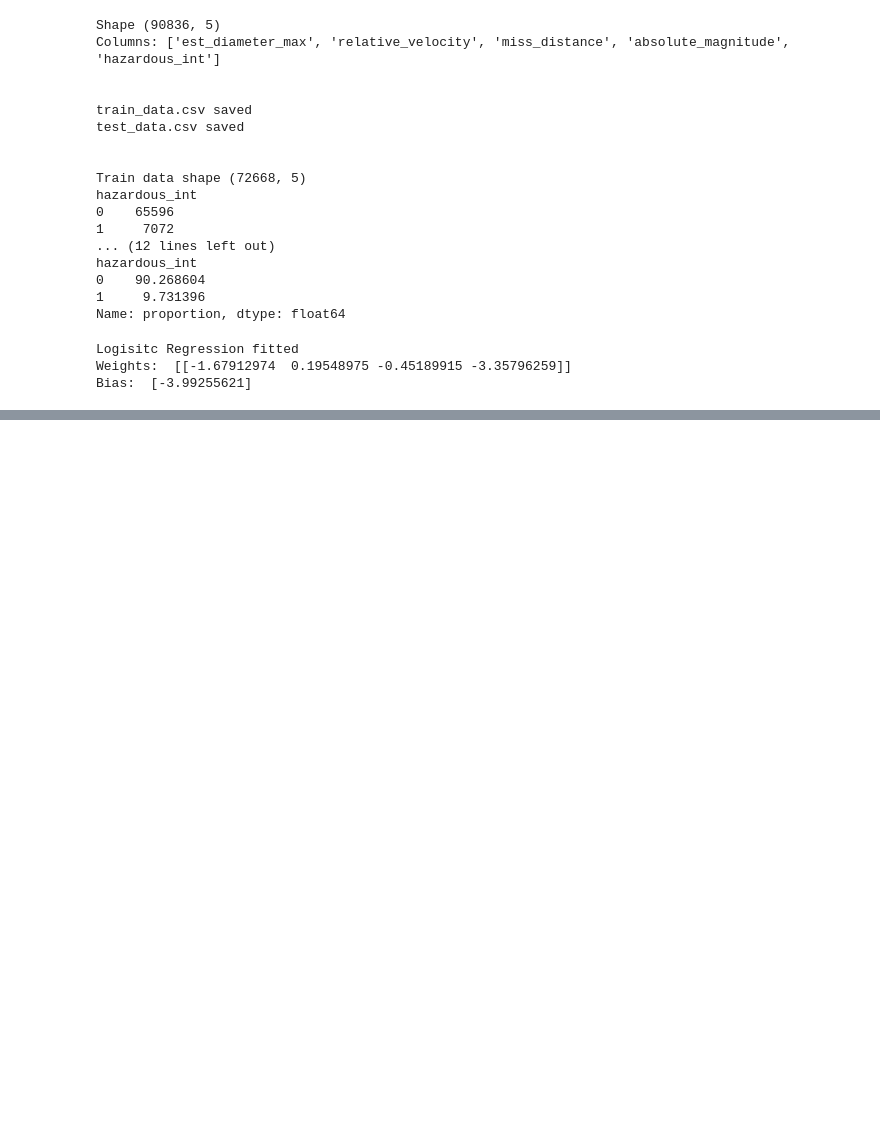
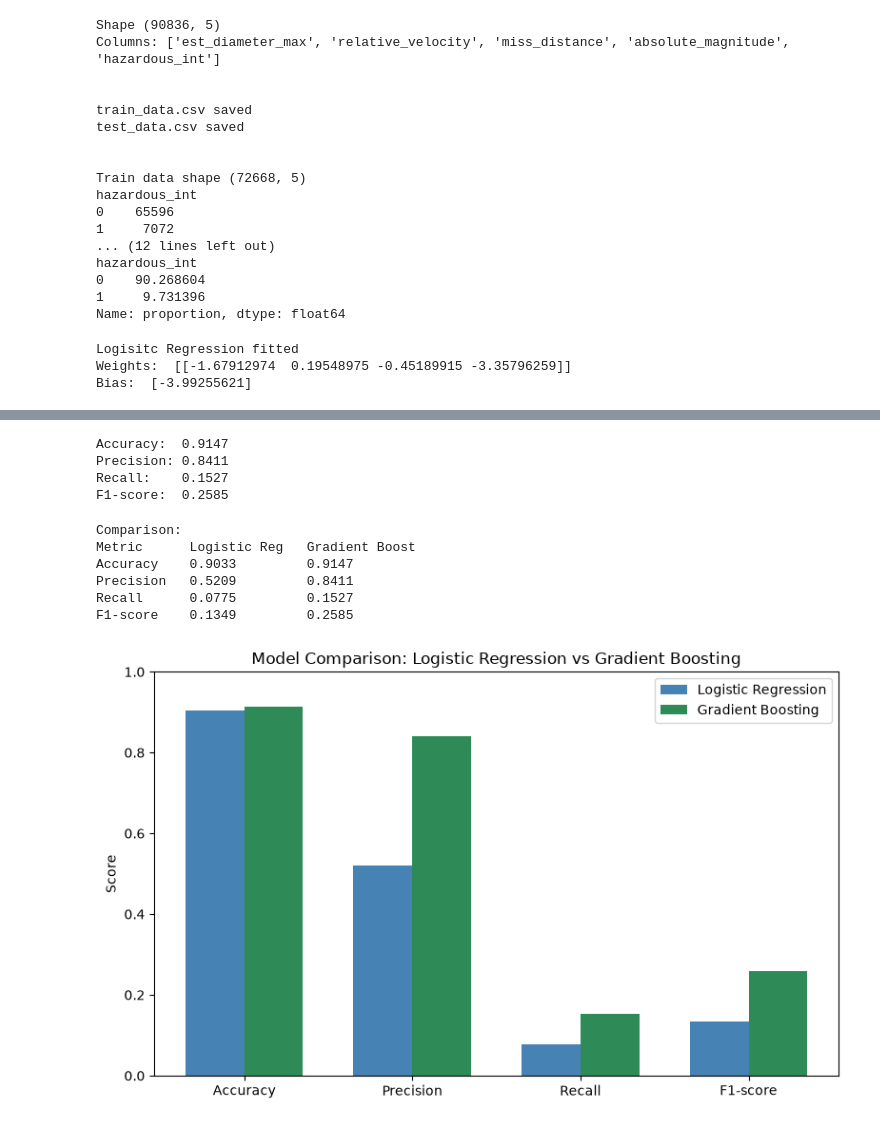
Before and after one commit to Funckin/ML_Project, a Jupyter notebook: notebooks/data_check.ipynb, the cells around one changed output, grey strips where cells are left out. Saved outputs shown, nothing was run; the diff lists cells and outputs as text; code cells hidden in the pictures; blank space fills up the shorter version.

```diff
--- a/notebooks/data_check.ipynb
+++ b/notebooks/data_check.ipynb
@@ -248,0 +308,77 @@ Confusion matrix:
+# %%
+""" Confusion matrix analysis (Gradient Boosting) """
+
+TN_GB = cm_GB[0][0]
+FP_GB = cm_GB[0][1]
+FN_GB = cm_GB[1][0]
+TP_GB = cm_GB[1][1]
+
+accuracy_GB = (TP_GB + TN_GB) / (TP_GB + TN_GB + FP_GB + FN_GB)
+
+if (TP_GB + FN_GB) > 0:
+    precision_GB = TP_GB / (TP_GB + FP_GB)
+else:
+    precision_GB = 0
+
+if (TP_GB + FN_GB) > 0:
+    recall_GB = TP_GB / (TP_GB + FN_GB)
+else:
+    recall_GB = 0
+
+if (precision_GB + recall_GB) > 0:
+    f1_GB = 2 * (precision_GB * recall_GB) / (precision_GB + recall_GB)
+else:
+    f1_GB = 0
+
+print(f"\nAccuracy:  {accuracy_GB:.4f}")
+print(f"Precision: {precision_GB:.4f}")
+print(f"Recall:    {recall_GB:.4f}")
+print(f"F1-score:  {f1_GB:.4f}")
+# %% [output]
+Accuracy:  0.9147
+Precision: 0.8411
+Recall:    0.1527
+F1-score:  0.2585
+# %%
+""" Logisitc Regression vs Gradient Boosting (Confusion matrix) """
+
+print("\nComparison:")
+print(f"{'Metric':<12}{'Logistic Reg':<15}{'Gradient Boost'}")
+print(f"{'Accuracy':<12}{accuracy:<15.4f}{accuracy_GB:.4f}")
+print(f"{'Precision':<12}{precision:<15.4f}{precision_GB:.4f}")
+print(f"{'Recall':<12}{recall:<15.4f}{recall_GB:.4f}")
+print(f"{'F1-score':<12}{f1:<15.4f}{f1_GB:.4f}")
+# %% [output]
+Comparison:
+Metric      Logistic Reg   Gradient Boost
+Accuracy    0.9033         0.9147
+Precision   0.5209         0.8411
+Recall      0.0775         0.1527
+F1-score    0.1349         0.2585
+# %%
+""" Logisitc Regression vs Gradient Boosting (Visualization) """
+# This is done with AI (Claude)
+
+metrics = ["Accuracy", "Precision", "Recall", "F1-score"]
+log_reg_scores = [accuracy, precision, recall, f1]
+gb_scores = [accuracy_GB, precision_GB, recall_GB, f1_GB]
+
+x = np.arange(len(metrics))  # [0, 1, 2, 3] — one position per metric
+width = 0.35  # width of each bar
+
+fig, ax = plt.subplots(figsize=(8, 5))
+ax.bar(x - width/2, log_reg_scores, width, label="Logistic Regression", color="steelblue")
+ax.bar(x + width/2, gb_scores, width, label="Gradient Boosting", color="seagreen")
+
+ax.set_xticks(x)
+ax.set_xticklabels(metrics)
+ax.set_ylabel("Score")
+ax.set_title("Model Comparison: Logistic Regression vs Gradient Boosting")
+ax.legend()
+ax.set_ylim(0, 1)
+
+plt.tight_layout()
+plt.savefig("metrics_comparison.png", dpi=150)
+plt.show()
+# %% [output]
+[figure, added]
```
Also changed, not shown: parts of 6 cells of this notebook, 1 other file.
